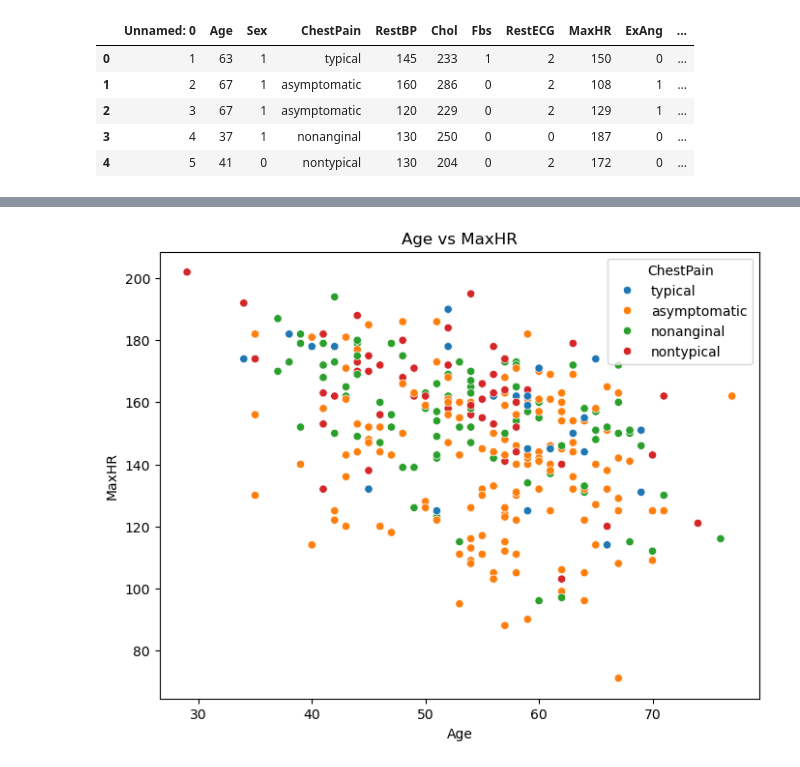
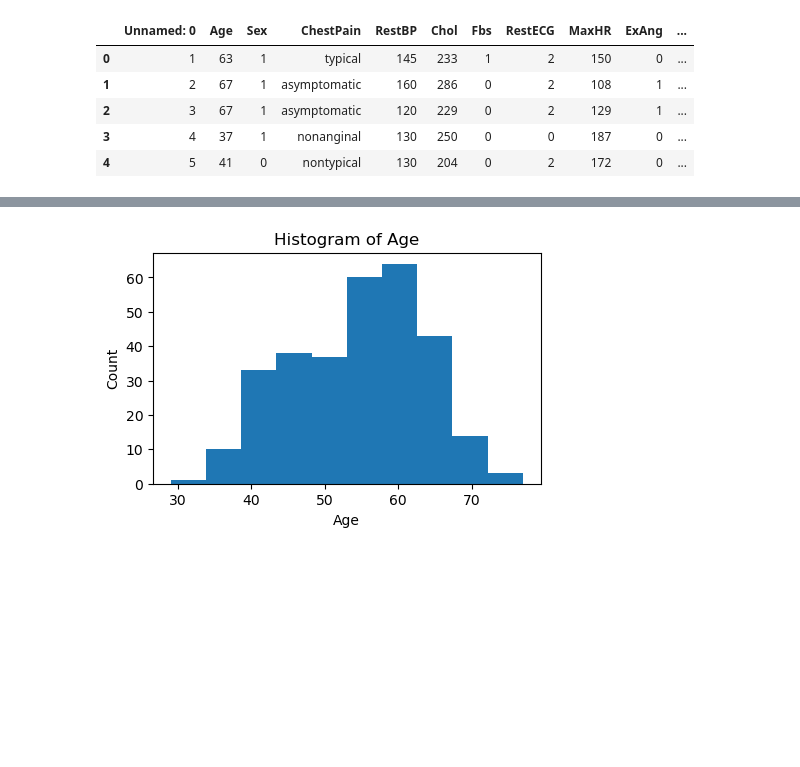
Before and after one commit to devbh04/ml_lab_assignments, a Jupyter notebook: Assignment_2/Assignment2.ipynb, the cells around one changed output, grey strips where cells are left out. Cells and saved outputs as stored; diff of their text form; code cells hidden in the pictures; blank space fills up the shorter version.

```diff
--- a/Assignment_2/Assignment2.ipynb
+++ b/Assignment_2/Assignment2.ipynb
@@ -19,10 +28,9 @@ import seaborn as sns
 # %%
-#Scatterplot
-plt.figure(figsize=(8, 6))
-sns.scatterplot(x='Age', y='MaxHR', hue='ChestPain', data=df)
-plt.title('Age vs MaxHR')
-plt.xlabel('Age')
-plt.ylabel('MaxHR')
+plt.figure(figsize=(5, 3))
+plt.hist(df["Age"])
+plt.title("Histogram of Age")
+plt.xlabel("Age")
+plt.ylabel("Count")
 plt.show()
 # %% [output]
-[figure, old version]
+[figure, new version]
```
Also changed, not shown: parts of 23 cells of this notebook.
